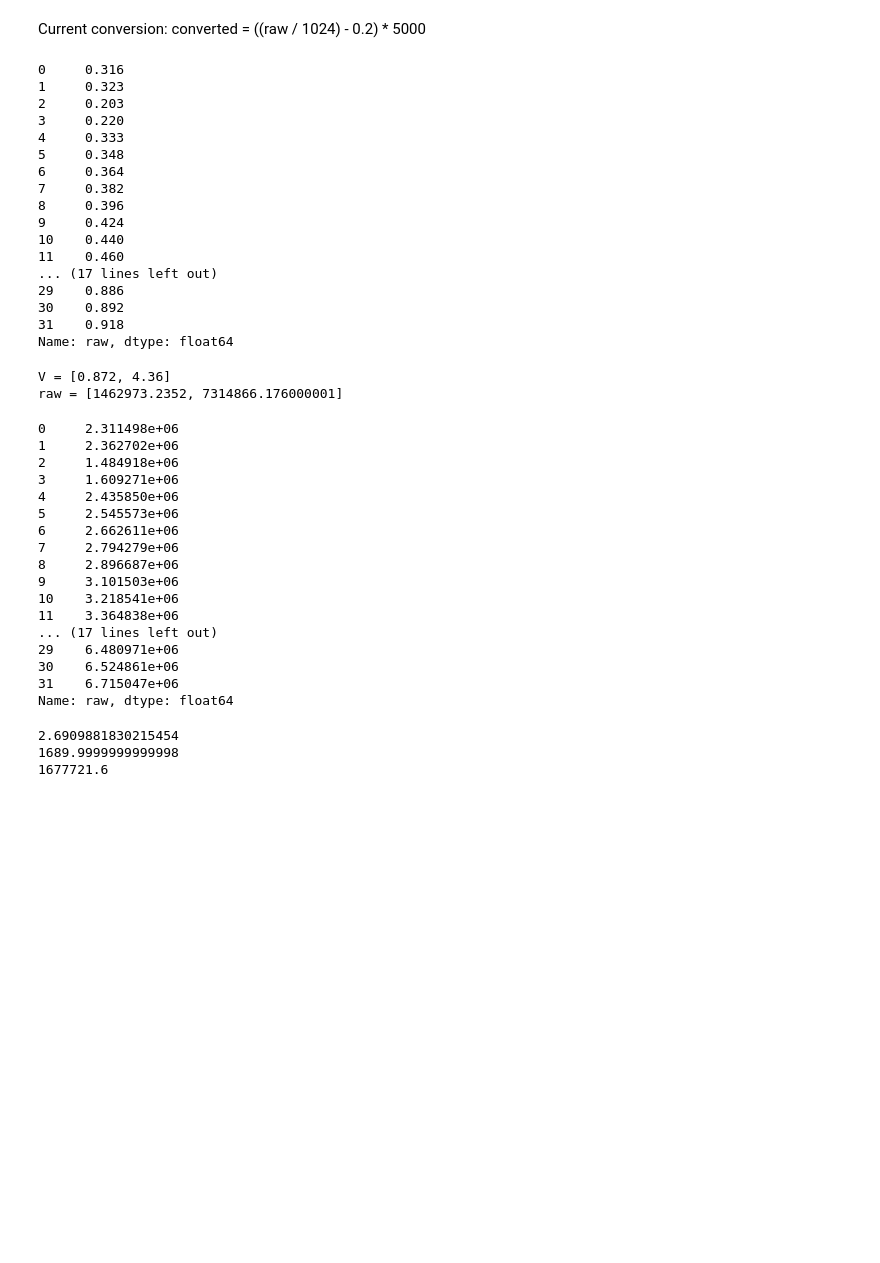
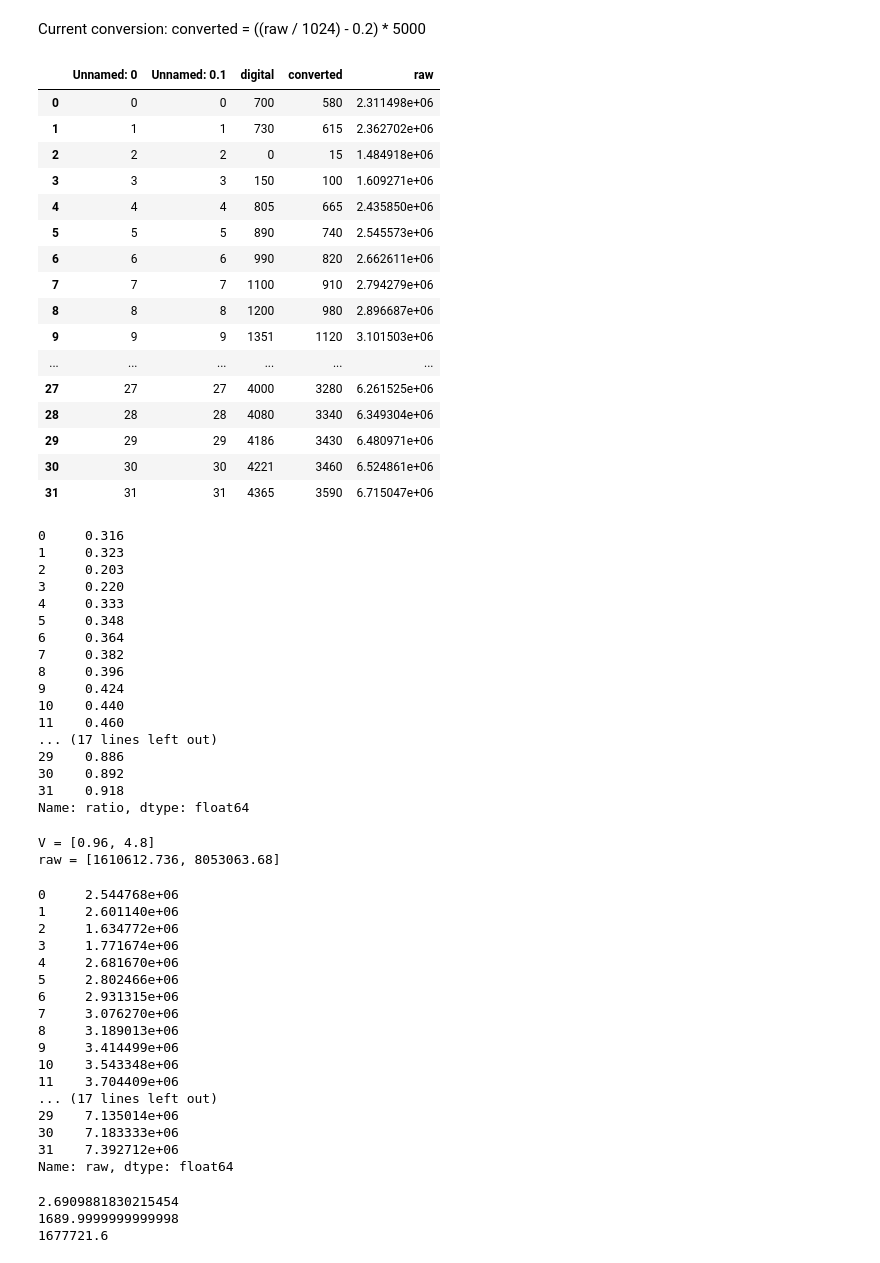
Before and after one commit to Space-Enterprise-at-Berkeley/Wireless-Transmission, a Jupyter notebook: waterflow_test/high_pt_characterization.ipynb, the cells around one changed output. Drawn from its saved outputs; the diff is of its cells as text; code cells hidden in the pictures; blank space fills up the shorter version.

```diff
--- a/waterflow_test/high_pt_characterization.ipynb
+++ b/waterflow_test/high_pt_characterization.ipynb
@@ -15,4 +15,24 @@ def seventh_order(x, a, b, c, d, e, f, g, h):
 Current conversion: converted = ((raw / 1024) - 0.2) * 5000
 # %%
 data = pd.read_csv("high_pt_characterization_10_10")
+# %%
+data
+# %% [output]
+|  | Unnamed: 0 | Unnamed: 0.1 | digital | converted | raw |
+| 0 | 0 | 0 | 700 | 580 | 2.311498e+06 |
+| 1 | 1 | 1 | 730 | 615 | 2.362702e+06 |
+| 2 | 2 | 2 | 0 | 15 | 1.484918e+06 |
+| 3 | 3 | 3 | 150 | 100 | 1.609271e+06 |
+| 4 | 4 | 4 | 805 | 665 | 2.435850e+06 |
+| 5 | 5 | 5 | 890 | 740 | 2.545573e+06 |
+| 6 | 6 | 6 | 990 | 820 | 2.662611e+06 |
+| 7 | 7 | 7 | 1100 | 910 | 2.794279e+06 |
+| 8 | 8 | 8 | 1200 | 980 | 2.896687e+06 |
+| 9 | 9 | 9 | 1351 | 1120 | 3.101503e+06 |
+| ... | ... | ... | ... | ... | ... |
+| 27 | 27 | 27 | 4000 | 3280 | 6.261525e+06 |
+| 28 | 28 | 28 | 4080 | 3340 | 6.349304e+06 |
+| 29 | 29 | 29 | 4186 | 3430 | 6.480971e+06 |
+| 30 | 30 | 30 | 4221 | 3460 | 6.524861e+06 |
+| 31 | 31 | 31 | 4365 | 3590 | 6.715047e+06 |
 # %%
@@ -20,5 +40,5 @@ data['raw'] = ((data[' converted'] / 5000) +  0.2)
 # %%
-data['raw']
+data['ratio']
 # %% [output]
 0     0.316
 1     0.323
@@ -36,4 +56,4 @@ data['raw']
 29    0.886
 30    0.892
 31    0.918
-Name: raw, dtype: float64
+Name: ratio, dtype: float64
@@ -40,5 +62,5 @@ Name: raw, dtype: float64
 # %%
-r = 218
+r = 240
 vmin = 0.004 * r
 vmax = 0.02 * r
 
@@ -48,28 +70,28 @@ raw_max = (vmax / 5) * pow(2,23)
 print("V = [{}, {}]".format(vmin, vmax))
 print("raw = [{}, {}]".format(raw_min, raw_max))
 # %% [output]
-V = [0.872, 4.36]
-raw = [1462973.2352, 7314866.176000001]
+V = [0.96, 4.8]
+raw = [1610612.736, 8053063.68]
 # %%
-data['raw'] *= raw_max
+data['raw'] = data['ratio'] * raw_max
 data['raw']
 # %% [output]
-0     2.311498e+06
-1     2.362702e+06
-2     1.484918e+06
-3     1.609271e+06
-4     2.435850e+06
-5     2.545573e+06
-6     2.662611e+06
-7     2.794279e+06
-8     2.896687e+06
-9     3.101503e+06
-10    3.218541e+06
-11    3.364838e+06
+0     2.544768e+06
+1     2.601140e+06
+2     1.634772e+06
+3     1.771674e+06
+4     2.681670e+06
+5     2.802466e+06
+6     2.931315e+06
+7     3.076270e+06
+8     3.189013e+06
+9     3.414499e+06
+10    3.543348e+06
+11    3.704409e+06
 ... (17 lines left out)
-29    6.480971e+06
-30    6.524861e+06
-31    6.715047e+06
+29    7.135014e+06
+30    7.183333e+06
+31    7.392712e+06
 Name: raw, dtype: float64
 # %%
 print(4514729 / pow(2,23) * 5)
```
Also changed, not shown: parts of 3 cells of this notebook, 1 other file.
